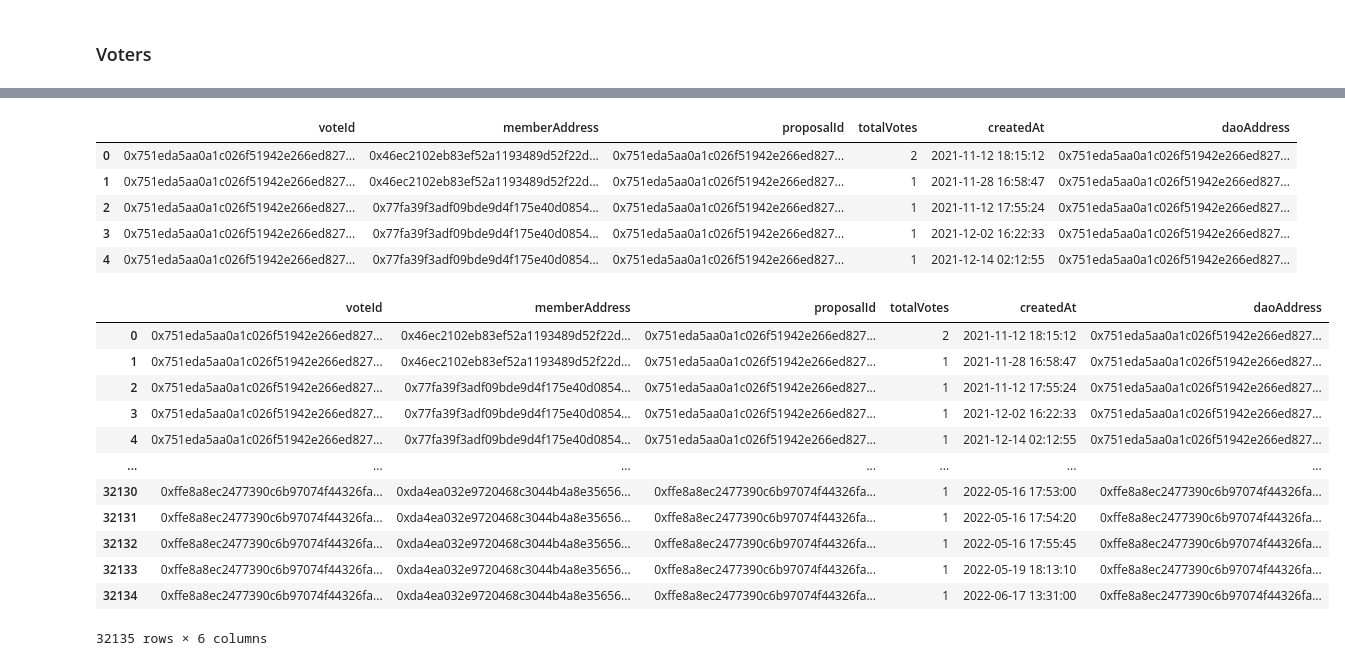
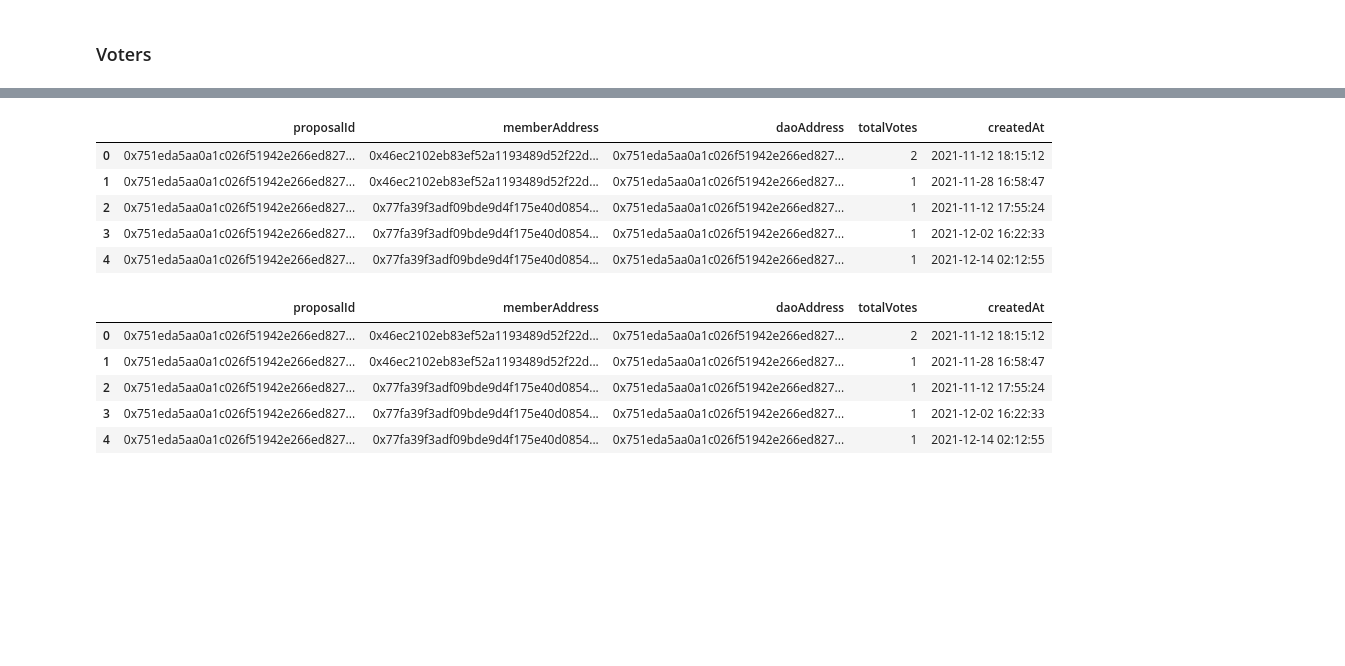
Before and after one commit to Grasia/semantic-web3-dao, a Jupyter notebook: knowledge_graph/KnowledgeGraph-Web3-DAO.ipynb, the cells around one changed output, grey strips where cells are left out. Saved outputs shown, nothing was run; the diff lists cells and outputs as text; code cells hidden in the pictures; blank space fills up the shorter version.

```diff
--- a/knowledge_graph/KnowledgeGraph-Web3-DAO.ipynb
+++ b/knowledge_graph/KnowledgeGraph-Web3-DAO.ipynb
@@ -496,6 +361,6 @@ dao_proposals_df.head()
 | 4 | arbitrum | 0x15909f6e92e32a6c3187fad2f7ea91f... | 2022-01-15 13:25:35 | 2 | 0x15909f6e92e32a6c3187fad2f7ea91f... | 0x54c375c481f95ba43e2cecd6ef30631... | 0x54c375c481f95ba43e2cecd6ef30631... | 0x0000000000000000000000000000000... | ... |
 5 rows × 21 columns
 # %%
-dao_proposals_df = dao_proposals_df[["id", "proposer", "sponsor", "createdAt",
-                                             "processed", "processedAt", "didPass", "molochAddress"]]
-dao_proposals_df
+dao_proposals_df = dao_proposals_df[["id", "proposalId", "proposer", "memberAddress", "molochAddress",
+                                     "paymentRequested", "processed", "processedAt", "yesVotes", "noVotes",
+                                     "didPass", "createdAt"]]
@@ -533,4 +367,5 @@ dao_proposals_df[dao_proposals_df["processedAt"].isna()]
 # %%
-dao_proposals_df.rename(columns = {'id':'proposalId', 'molochAddress':'daoAddress'}, inplace = True)
-dao_proposals_df
+dao_proposals_df.rename(columns = {'molochAddress':'daoAddress', 'proposalId':'proposalCode',
+                                   'id':'proposalId'}, inplace = True)
+dao_proposals_df.head()
 # %% [output]
@@ -802,4 +482,3 @@ dao_voters_df
 # %%
-dao_voters_df = dao_voters_df[["id", "memberAddress", "proposalAddress", "uintVote", "createdAt",
-                                     "molochAddress"]]
-dao_voters_df.head()
+dao_voters_df = dao_voters_df[["proposalAddress", "memberAddress", "molochAddress",
+                               "uintVote", "createdAt"]]
@@ -813,31 +485,24 @@ dao_voters_df.head()
 # %%
-dao_voters_df.rename(columns = {'id':'voteId', 'molochAddress':'daoAddress',
-                                   'uintVote':'totalVotes', 'proposalAddress':'proposalId'}, inplace = True)
+dao_voters_df.rename(columns = {'molochAddress':'daoAddress', 'uintVote':'totalVotes',
+                                'proposalAddress':'proposalId'}, inplace = True)
 dao_voters_df.head()
 # %% [output]
-|  | voteId | memberAddress | proposalId | totalVotes | createdAt | daoAddress |
-| 0 | 0x751eda5aa0a1c026f51942e266ed827... | 0x46ec2102eb83ef52a1193489d52f22d... | 0x751eda5aa0a1c026f51942e266ed827... | 2 | 2021-11-12 18:15:12 | 0x751eda5aa0a1c026f51942e266ed827... |
-| 1 | 0x751eda5aa0a1c026f51942e266ed827... | 0x46ec2102eb83ef52a1193489d52f22d... | 0x751eda5aa0a1c026f51942e266ed827... | 1 | 2021-11-28 16:58:47 | 0x751eda5aa0a1c026f51942e266ed827... |
-| 2 | 0x751eda5aa0a1c026f51942e266ed827... | 0x77fa39f3adf09bde9d4f175e40d0854... | 0x751eda5aa0a1c026f51942e266ed827... | 1 | 2021-11-12 17:55:24 | 0x751eda5aa0a1c026f51942e266ed827... |
-| 3 | 0x751eda5aa0a1c026f51942e266ed827... | 0x77fa39f3adf09bde9d4f175e40d0854... | 0x751eda5aa0a1c026f51942e266ed827... | 1 | 2021-12-02 16:22:33 | 0x751eda5aa0a1c026f51942e266ed827... |
-| 4 | 0x751eda5aa0a1c026f51942e266ed827... | 0x77fa39f3adf09bde9d4f175e40d0854... | 0x751eda5aa0a1c026f51942e266ed827... | 1 | 2021-12-14 02:12:55 | 0x751eda5aa0a1c026f51942e266ed827... |
+|  | proposalId | memberAddress | daoAddress | totalVotes | createdAt |
+| 0 | 0x751eda5aa0a1c026f51942e266ed827... | 0x46ec2102eb83ef52a1193489d52f22d... | 0x751eda5aa0a1c026f51942e266ed827... | 2 | 2021-11-12 18:15:12 |
+| 1 | 0x751eda5aa0a1c026f51942e266ed827... | 0x46ec2102eb83ef52a1193489d52f22d... | 0x751eda5aa0a1c026f51942e266ed827... | 1 | 2021-11-28 16:58:47 |
+| 2 | 0x751eda5aa0a1c026f51942e266ed827... | 0x77fa39f3adf09bde9d4f175e40d0854... | 0x751eda5aa0a1c026f51942e266ed827... | 1 | 2021-11-12 17:55:24 |
+| 3 | 0x751eda5aa0a1c026f51942e266ed827... | 0x77fa39f3adf09bde9d4f175e40d0854... | 0x751eda5aa0a1c026f51942e266ed827... | 1 | 2021-12-02 16:22:33 |
+| 4 | 0x751eda5aa0a1c026f51942e266ed827... | 0x77fa39f3adf09bde9d4f175e40d0854... | 0x751eda5aa0a1c026f51942e266ed827... | 1 | 2021-12-14 02:12:55 |
 # %%
 dao_voters_df.reset_index(inplace = True, drop = True)
-dao_voters_df
+dao_voters_df.head()
 # %% [output]
-|  | voteId | memberAddress | proposalId | totalVotes | createdAt | daoAddress |
-| 0 | 0x751eda5aa0a1c026f51942e266ed827... | 0x46ec2102eb83ef52a1193489d52f22d... | 0x751eda5aa0a1c026f51942e266ed827... | 2 | 2021-11-12 18:15:12 | 0x751eda5aa0a1c026f51942e266ed827... |
-| 1 | 0x751eda5aa0a1c026f51942e266ed827... | 0x46ec2102eb83ef52a1193489d52f22d... | 0x751eda5aa0a1c026f51942e266ed827... | 1 | 2021-11-28 16:58:47 | 0x751eda5aa0a1c026f51942e266ed827... |
-| 2 | 0x751eda5aa0a1c026f51942e266ed827... | 0x77fa39f3adf09bde9d4f175e40d0854... | 0x751eda5aa0a1c026f51942e266ed827... | 1 | 2021-11-12 17:55:24 | 0x751eda5aa0a1c026f51942e266ed827... |
-| 3 | 0x751eda5aa0a1c026f51942e266ed827... | 0x77fa39f3adf09bde9d4f175e40d0854... | 0x751eda5aa0a1c026f51942e266ed827... | 1 | 2021-12-02 16:22:33 | 0x751eda5aa0a1c026f51942e266ed827... |
-| 4 | 0x751eda5aa0a1c026f51942e266ed827... | 0x77fa39f3adf09bde9d4f175e40d0854... | 0x751eda5aa0a1c026f51942e266ed827... | 1 | 2021-12-14 02:12:55 | 0x751eda5aa0a1c026f51942e266ed827... |
-| ... | ... | ... | ... | ... | ... | ... |
-| 32130 | 0xffe8a8ec2477390c6b97074f44326fa... | 0xda4ea032e9720468c3044b4a8e35656... | 0xffe8a8ec2477390c6b97074f44326fa... | 1 | 2022-05-16 17:53:00 | 0xffe8a8ec2477390c6b97074f44326fa... |
-| 32131 | 0xffe8a8ec2477390c6b97074f44326fa... | 0xda4ea032e9720468c3044b4a8e35656... | 0xffe8a8ec2477390c6b97074f44326fa... | 1 | 2022-05-16 17:54:20 | 0xffe8a8ec2477390c6b97074f44326fa... |
-| 32132 | 0xffe8a8ec2477390c6b97074f44326fa... | 0xda4ea032e9720468c3044b4a8e35656... | 0xffe8a8ec2477390c6b97074f44326fa... | 1 | 2022-05-16 17:55:45 | 0xffe8a8ec2477390c6b97074f44326fa... |
-| 32133 | 0xffe8a8ec2477390c6b97074f44326fa... | 0xda4ea032e9720468c3044b4a8e35656... | 0xffe8a8ec2477390c6b97074f44326fa... | 1 | 2022-05-19 18:13:10 | 0xffe8a8ec2477390c6b97074f44326fa... |
-| 32134 | 0xffe8a8ec2477390c6b97074f44326fa... | 0xda4ea032e9720468c3044b4a8e35656... | 0xffe8a8ec2477390c6b97074f44326fa... | 1 | 2022-06-17 13:31:00 | 0xffe8a8ec2477390c6b97074f44326fa... |
+|  | proposalId | memberAddress | daoAddress | totalVotes | createdAt |
+| 0 | 0x751eda5aa0a1c026f51942e266ed827... | 0x46ec2102eb83ef52a1193489d52f22d... | 0x751eda5aa0a1c026f51942e266ed827... | 2 | 2021-11-12 18:15:12 |
+| 1 | 0x751eda5aa0a1c026f51942e266ed827... | 0x46ec2102eb83ef52a1193489d52f22d... | 0x751eda5aa0a1c026f51942e266ed827... | 1 | 2021-11-28 16:58:47 |
+| 2 | 0x751eda5aa0a1c026f51942e266ed827... | 0x77fa39f3adf09bde9d4f175e40d0854... | 0x751eda5aa0a1c026f51942e266ed827... | 1 | 2021-11-12 17:55:24 |
+| 3 | 0x751eda5aa0a1c026f51942e266ed827... | 0x77fa39f3adf09bde9d4f175e40d0854... | 0x751eda5aa0a1c026f51942e266ed827... | 1 | 2021-12-02 16:22:33 |
+| 4 | 0x751eda5aa0a1c026f51942e266ed827... | 0x77fa39f3adf09bde9d4f175e40d0854... | 0x751eda5aa0a1c026f51942e266ed827... | 1 | 2021-12-14 02:12:55 |
-32135 rows × 6 columns
 # %%
 dao_voters_df.shape
 # %% [output]
```
Also changed, not shown: parts of 52 cells of this notebook.
